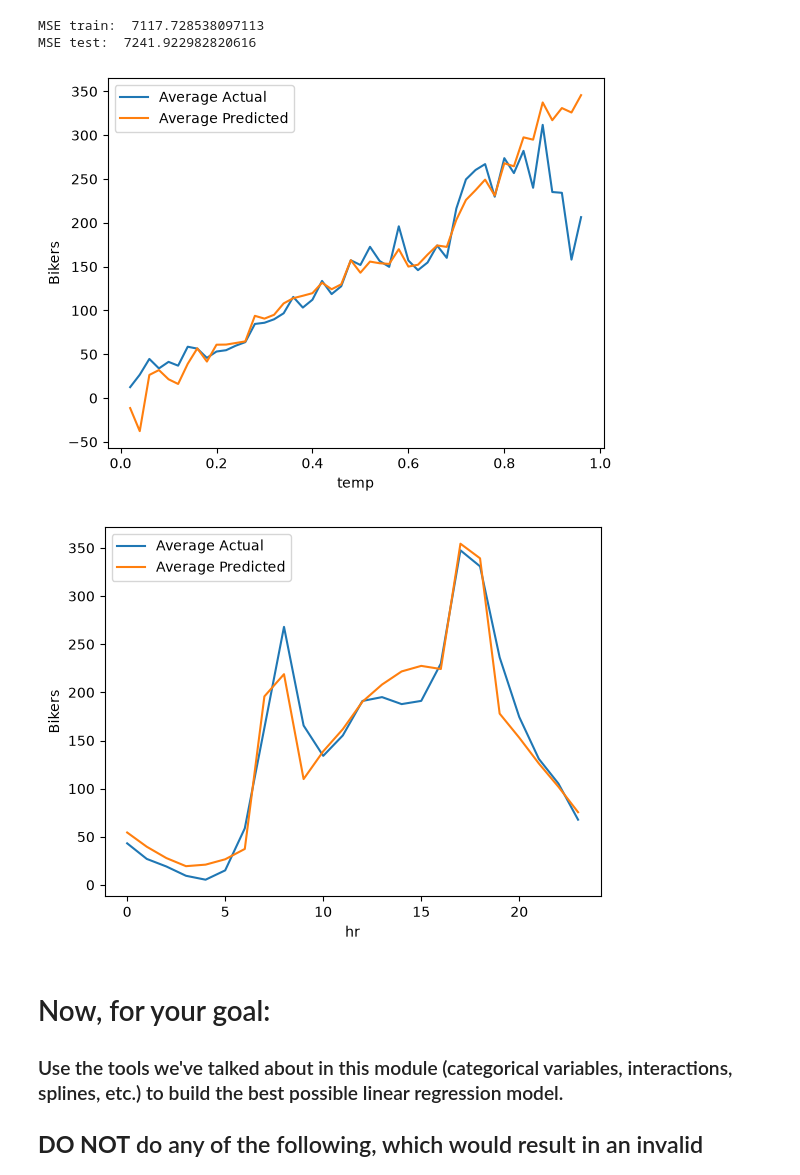
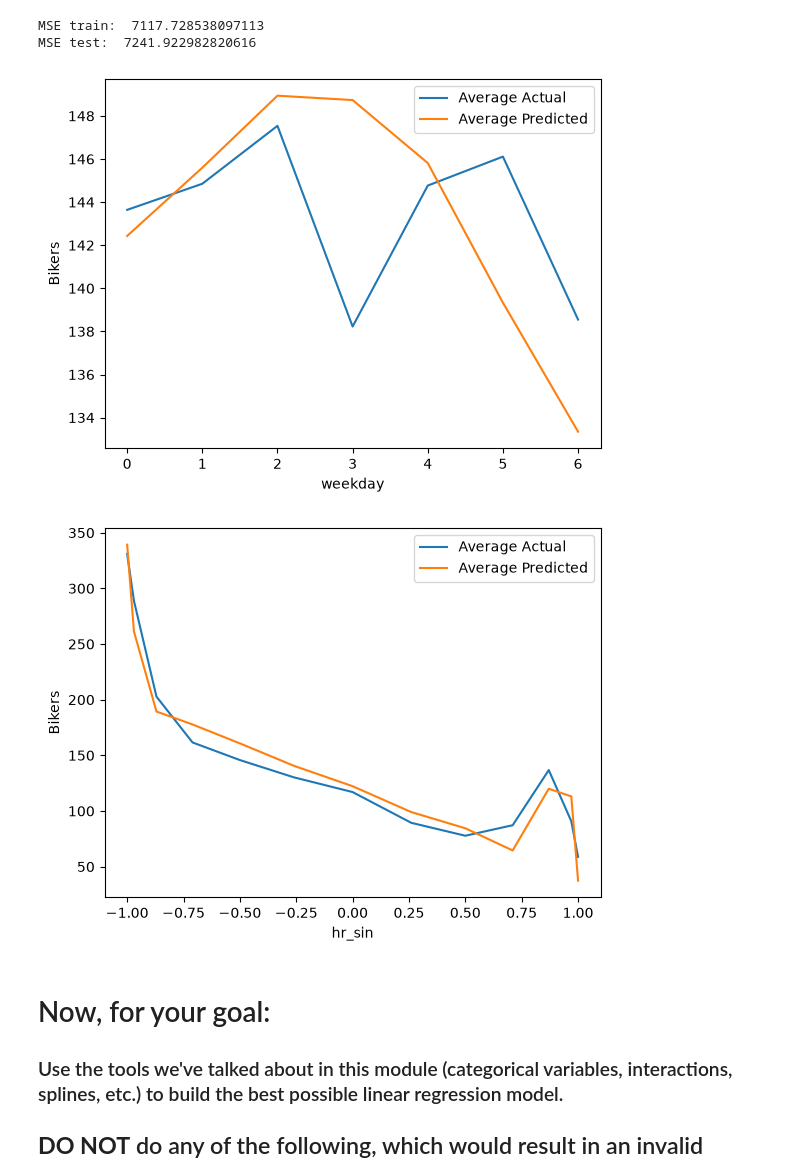
Before and after one commit to JamesBe2006/code_2600, a Jupyter notebook: mod05_nonlinear.ipynb, the cells around one changed output. Cells and saved outputs as stored; diff of their text form; code cells hidden in the pictures.

```diff
--- a/mod05_nonlinear.ipynb
+++ b/mod05_nonlinear.ipynb
@@ -288,21 +277,21 @@ MSE test:  7241.922982820616
 # %%
 plot_avg_actual_vs_predicted_by_feature(X=X_train,
                                         y=y_train,
                                         y_pred=predictions_train_5,
-                                        feature='temp',
+                                        feature='weekday',
                                         target_name="Bikers"
                                         )
 # %% [output]
-[figure, old version]
+[figure, new version]
 # %%
 plot_avg_actual_vs_predicted_by_feature(X=X_train,
                                         y=y_train,
                                         y_pred=predictions_train_5,
-                                        feature='hr',
+                                        feature='hr_sin',
                                         target_name="Bikers"
                                         )
 # %% [output]
-[figure, old version]
+[figure, new version]
 # %% [markdown]
 # Now, for your goal:
 
```
Also changed, not shown: parts of 5 cells of this notebook.
